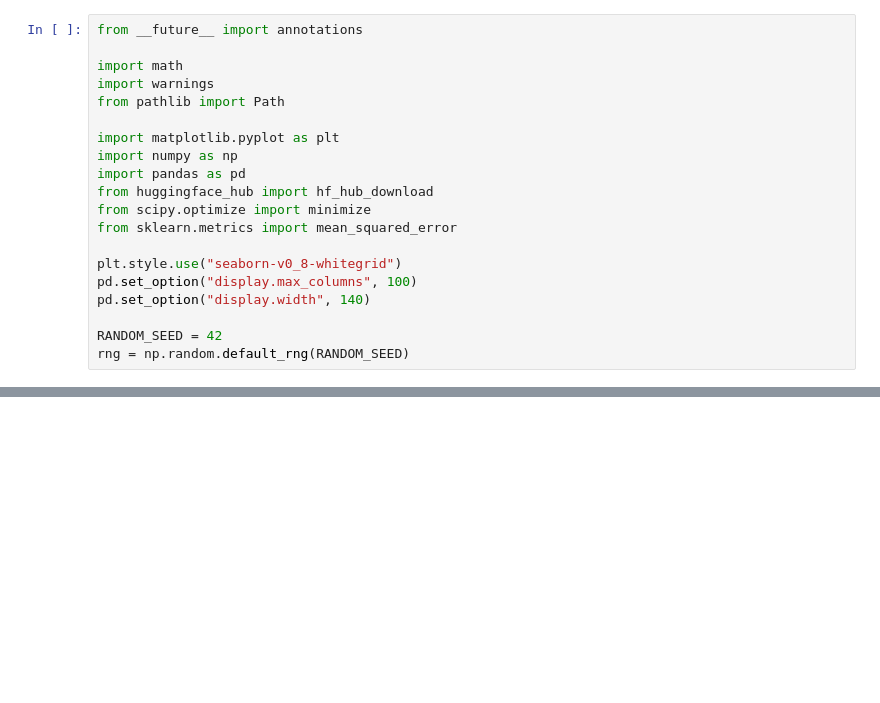
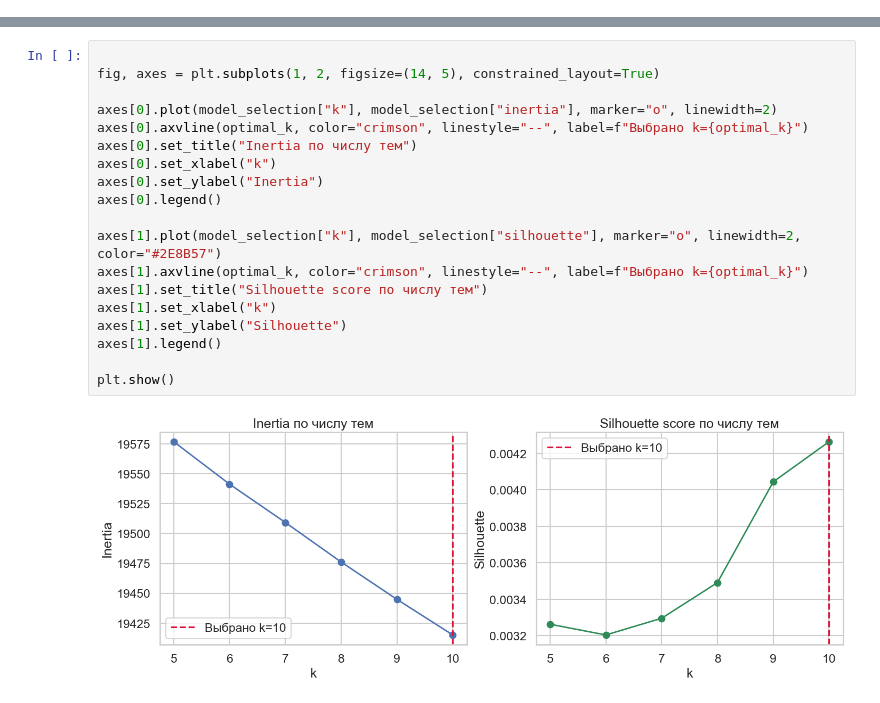
Before and after one commit to gwkeo/diploma, a Jupyter notebook: main.ipynb, the cells around one changed output, grey strips where cells are left out. Cells and saved outputs as stored; diff of their text form; blank space fills up the shorter version.

```diff
--- a/main.ipynb
+++ b/main.ipynb
@@ -94,20 +0,0 @@ $$
-# %%
-from __future__ import annotations
-
-import math
-import warnings
-from pathlib import Path
-
-import matplotlib.pyplot as plt
-import numpy as np
-import pandas as pd
-from huggingface_hub import hf_hub_download
-from scipy.optimize import minimize
-from sklearn.metrics import mean_squared_error
-
-plt.style.use("seaborn-v0_8-whitegrid")
-pd.set_option("display.max_columns", 100)
-pd.set_option("display.width", 140)
-
-RANDOM_SEED = 42
-rng = np.random.default_rng(RANDOM_SEED)
@@ -907,0 +528,21 @@ plt.show()
+# %%
+
+fig, axes = plt.subplots(1, 2, figsize=(14, 5), constrained_layout=True)
+
+axes[0].plot(model_selection["k"], model_selection["inertia"], marker="o", linewidth=2)
+axes[0].axvline(optimal_k, color="crimson", linestyle="--", label=f"Выбрано k={optimal_k}")
+axes[0].set_title("Inertia по числу тем")
+axes[0].set_xlabel("k")
+axes[0].set_ylabel("Inertia")
+axes[0].legend()
+
+axes[1].plot(model_selection["k"], model_selection["silhouette"], marker="o", linewidth=2, color="#2E8B57")
+axes[1].axvline(optimal_k, color="crimson", linestyle="--", label=f"Выбрано k={optimal_k}")
+axes[1].set_title("Silhouette score по числу тем")
+axes[1].set_xlabel("k")
+axes[1].set_ylabel("Silhouette")
+axes[1].legend()
+
+plt.show()
+# %% [output]
+[figure, added]
```
Also changed, not shown: parts of 51 cells of this notebook, 12 other files.
